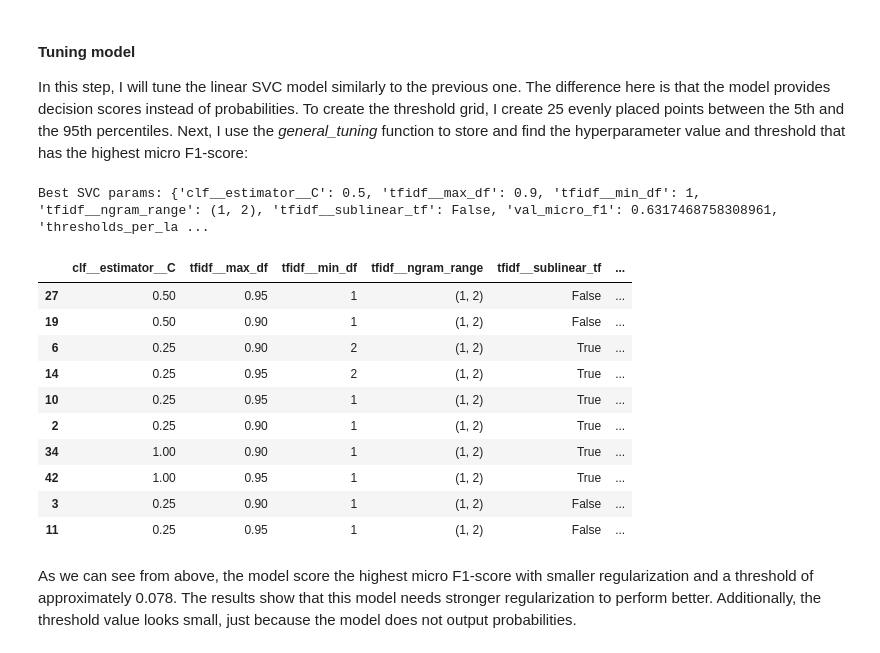
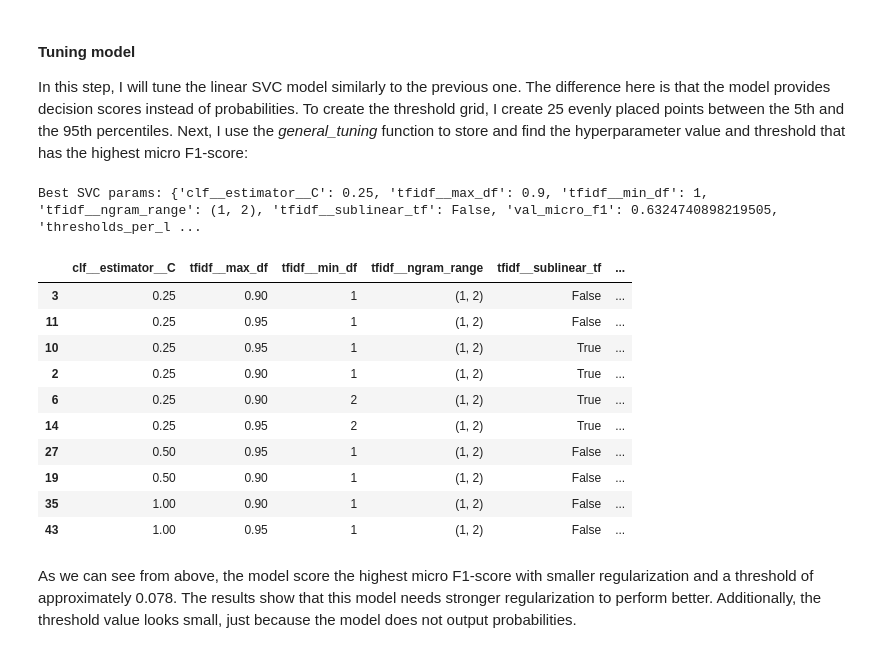
Before and after one commit to KaterinaSSlavova/Crisis-Help-Classification, a Jupyter notebook: Notebooks/03_modeling_baselines.ipynb, the cells around one changed output. Saved outputs shown, nothing was run; the diff lists cells and outputs as text; code cells hidden in the pictures.

```diff
--- a/Notebooks/03_modeling_baselines.ipynb
+++ b/Notebooks/03_modeling_baselines.ipynb
@@ -24,13 +26,18 @@ y_test: (3742, 5)
+# %%
+from utilities.text_normalization import preprocess_text
+
+X_train_norm = X_train.map(preprocess_text)
+X_val_norm   = X_val.map(preprocess_text)
+X_test_norm  = X_test.map(preprocess_text)
 # %% [markdown]
 ## Setting TF-IDF
 In this step, I create a TF-IDF vectorizer configuration function to create a new vectorizer for each model. The TF-IDF vectorizer is used to measure how important a token is - tokens that are frequent in a message but not that frequent across the whole dataset, will be assigned with higher weights. Before tokenization and weighting, the text message is normalized by the `preprocess_text` function to ensure the consistency of the input format and reduce noise - the text is lowercased; URLs, emails, user mentions, hashtags and numbers are replaced with fixed placeholder tokens; extra white spaces are removed and spaCy lemmatization is applied to reduce the words to their base or dictionary form. After that, the text is tokenized by splitting on white spaces. The *ngram_range* uses both unigrams(single words) and bigrams(pair of 2 words) to capture short phrases, which might carry important information. Lasty, *min_df* and *max_df* are used to exclude very rare and too common tokens in order to reduce noise and improve generalization.
 # %%
 from sklearn.feature_extraction.text import TfidfVectorizer
-from utilities.text_normalization import preprocess_text
 
 def make_tfidf():
     return TfidfVectorizer(
-        preprocessor=preprocess_text,
+        preprocessor=None,
         tokenizer=str.split,
         ngram_range=(1, 1),
         min_df=2,
@@ -231,38 +238,38 @@ In this step, I will tune the linear SVC model similarly to the previous one. Th
 # %%
 import numpy as np
 from sklearn.model_selection import ParameterGrid
 import pandas as pd
 
 param_grid = list(ParameterGrid({
     "clf__estimator__C": [0.25, 0.5, 1.0, 2.0, 4.0],
     "tfidf__ngram_range": [(1,1), (1,2)],
     "tfidf__min_df": [1, 2],
     "tfidf__max_df": [0.9, 0.95],
     "tfidf__sublinear_tf": [True, False],
 }))
 
 svc_probe = make_svc_pipe()
 svc_probe.fit(X_train, y_train)
 val_scores = get_scores(svc_probe, X_val)
 q = np.linspace(1, 99, 41)
 thresholds = np.unique(np.concatenate([np.percentile(val_scores[:, j], q)for j in range(val_scores.shape[1])]))
-best_svc, svc_results = general_tuning(X_train, y_train, X_val, y_val,make_pipeline_fn=make_svc_pipe,param_grid=param_grid,thresholds=thresholds)
+best_svc, svc_results = general_tuning(X_train_norm, y_train, X_val_norm, y_val,make_pipeline_fn=make_svc_pipe,param_grid=param_grid,thresholds=thresholds)
 
 print("Best SVC params:", {k: best_svc[k] for k in best_svc if k not in ["model"]})
 display(svc_results.sort_values("val_micro_f1", ascending=False).head(10))
 # %% [output]
-Best SVC params: {'clf__estimator__C': 0.5, 'tfidf__max_df': 0.9, 'tfidf__min_df': 1, 'tfidf__ngram_range': (1, 2), 'tfidf__sublinear_tf': False, 'val_micro_f1': 0.6317468758308961, 'thresholds_per_la ...
+Best SVC params: {'clf__estimator__C': 0.25, 'tfidf__max_df': 0.9, 'tfidf__min_df': 1, 'tfidf__ngram_range': (1, 2), 'tfidf__sublinear_tf': False, 'val_micro_f1': 0.6324740898219505, 'thresholds_per_l ...
 |  | clf__estimator__C | tfidf__max_df | tfidf__min_df | tfidf__ngram_range | tfidf__sublinear_tf | ... |
+| 3 | 0.25 | 0.90 | 1 | (1, 2) | False | ... |
+| 11 | 0.25 | 0.95 | 1 | (1, 2) | False | ... |
+| 10 | 0.25 | 0.95 | 1 | (1, 2) | True | ... |
+| 2 | 0.25 | 0.90 | 1 | (1, 2) | True | ... |
+| 6 | 0.25 | 0.90 | 2 | (1, 2) | True | ... |
+| 14 | 0.25 | 0.95 | 2 | (1, 2) | True | ... |
 | 27 | 0.50 | 0.95 | 1 | (1, 2) | False | ... |
 | 19 | 0.50 | 0.90 | 1 | (1, 2) | False | ... |
-| 6 | 0.25 | 0.90 | 2 | (1, 2) | True | ... |
-| 14 | 0.25 | 0.95 | 2 | (1, 2) | True | ... |
-| 10 | 0.25 | 0.95 | 1 | (1, 2) | True | ... |
-| 2 | 0.25 | 0.90 | 1 | (1, 2) | True | ... |
-| 34 | 1.00 | 0.90 | 1 | (1, 2) | True | ... |
-| 42 | 1.00 | 0.95 | 1 | (1, 2) | True | ... |
-| 3 | 0.25 | 0.90 | 1 | (1, 2) | False | ... |
-| 11 | 0.25 | 0.95 | 1 | (1, 2) | False | ... |
+| 35 | 1.00 | 0.90 | 1 | (1, 2) | False | ... |
+| 43 | 1.00 | 0.95 | 1 | (1, 2) | False | ... |
 # %% [markdown]
 As we can see from above, the model score the highest micro F1-score with smaller regularization and a threshold of approximately 0.078. The results show that this model needs stronger regularization to perform better. Additionally, the threshold value looks small, just because the model does not output probabilities.
 # %% [markdown]
```
Also changed, not shown: parts of 18 cells of this notebook, 5 other files.
